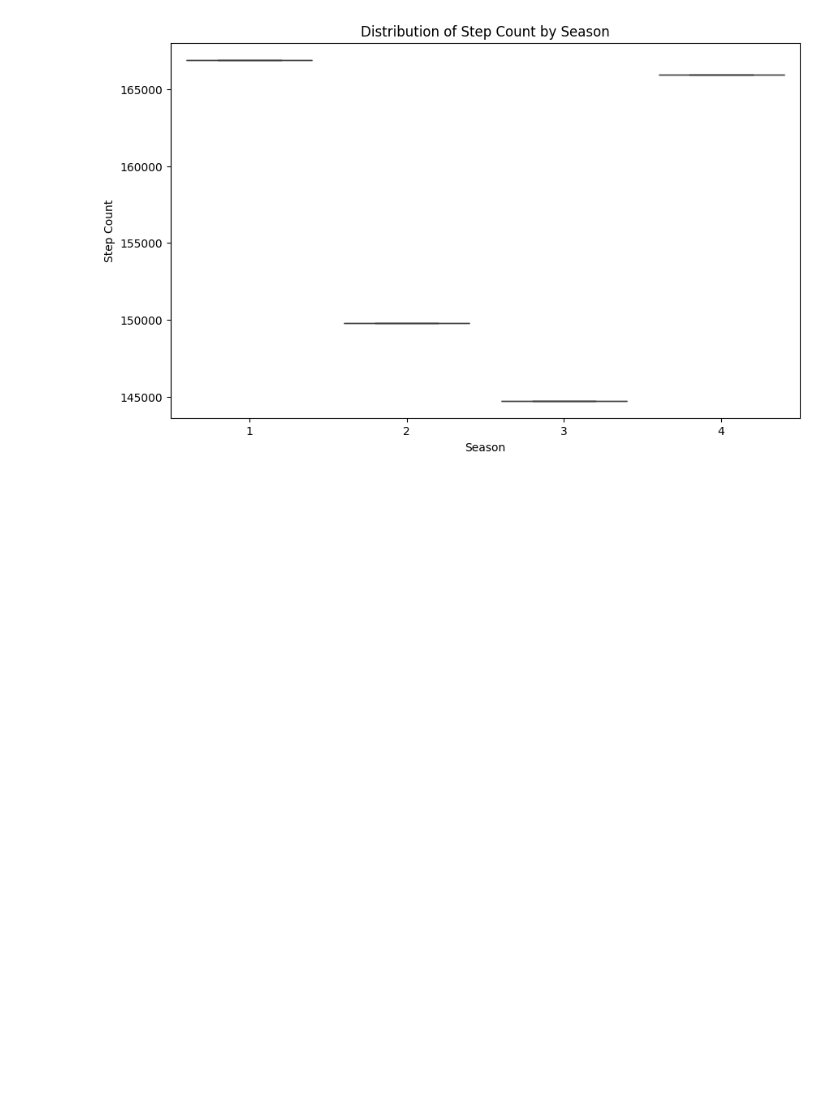
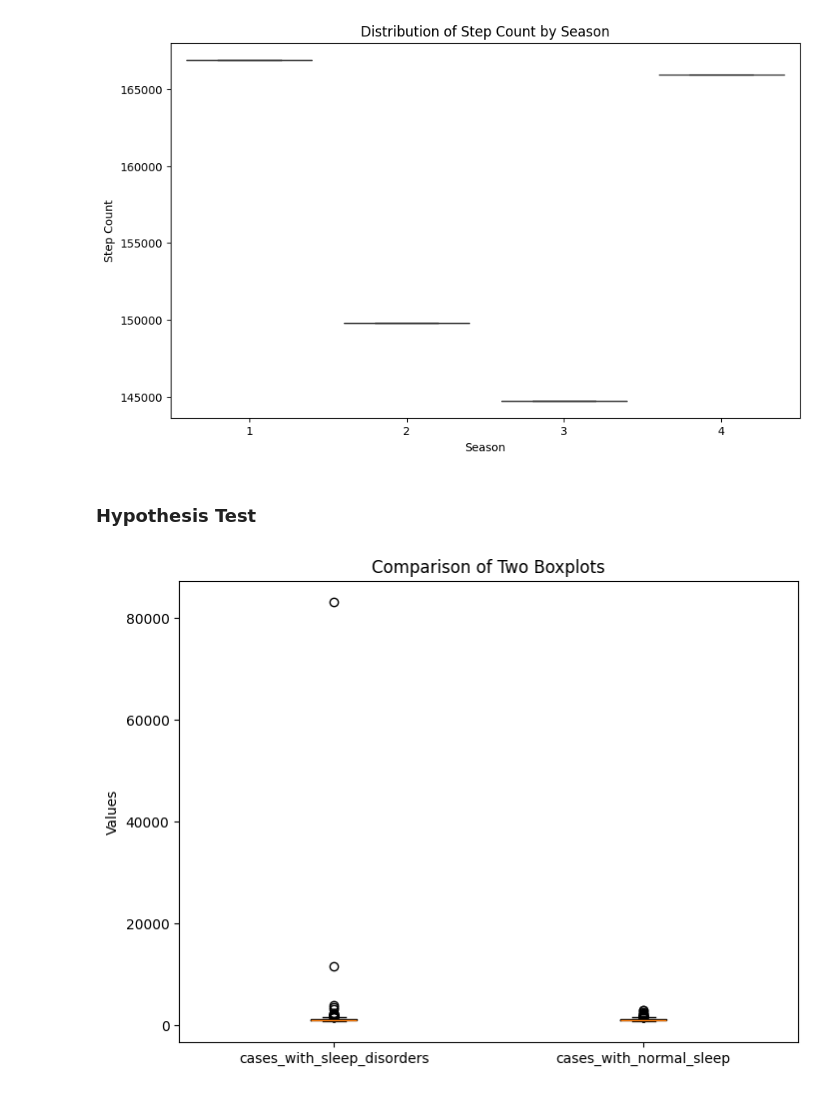
Before and after one commit to amyazdan/QBCAI-First-Project-G3, a Jupyter notebook: notebooks/01_Statistical_Analysis_Internet.ipynb, the cells around one changed output. Saved outputs shown, nothing was run; the diff lists cells and outputs as text; code cells hidden in the pictures; blank space fills up the shorter version.

Commit message:
hypothesis tests done!

```diff
--- a/notebooks/01_Statistical_Analysis_Internet.ipynb
+++ b/notebooks/01_Statistical_Analysis_Internet.ipynb
@@ -228,3 +214,23 @@ Passing `palette` without assigning `hue` is deprecated and will be removed in v
 
   sns.boxplot(x=final_seasonal_steps['quarter'], y=final_seasonal_steps['steps_count'], palette="Reds")
 [figure]
+# %% [markdown]
+### Hypothesis Test
+# %%
+import scipy.stats as stats
+
+cases_with_sleep_disorders = df[df['SDS-SDS_Total_T'] > 50]
+cases_with_normal_sleep = df[df['SDS-SDS_Total_T'] <= 50]
+# %%
+bmr_disorders = cases_with_sleep_disorders['BIA-BIA_BMR'].dropna()
+bmr_normal = cases_with_normal_sleep['BIA-BIA_BMR'].dropna()
+
+plt.figure(figsize=(8, 6))
+plt.boxplot([bmr_disorders, bmr_normal], labels=['cases_with_sleep_disorders', 'cases_with_normal_sleep'])
+
+plt.title("Comparison of Two Boxplots")
+plt.ylabel("Values")
+
+plt.show()
+# %% [output]
+[figure, added]
```
Also changed, not shown: parts of 32 cells of this notebook, 3 other files.
